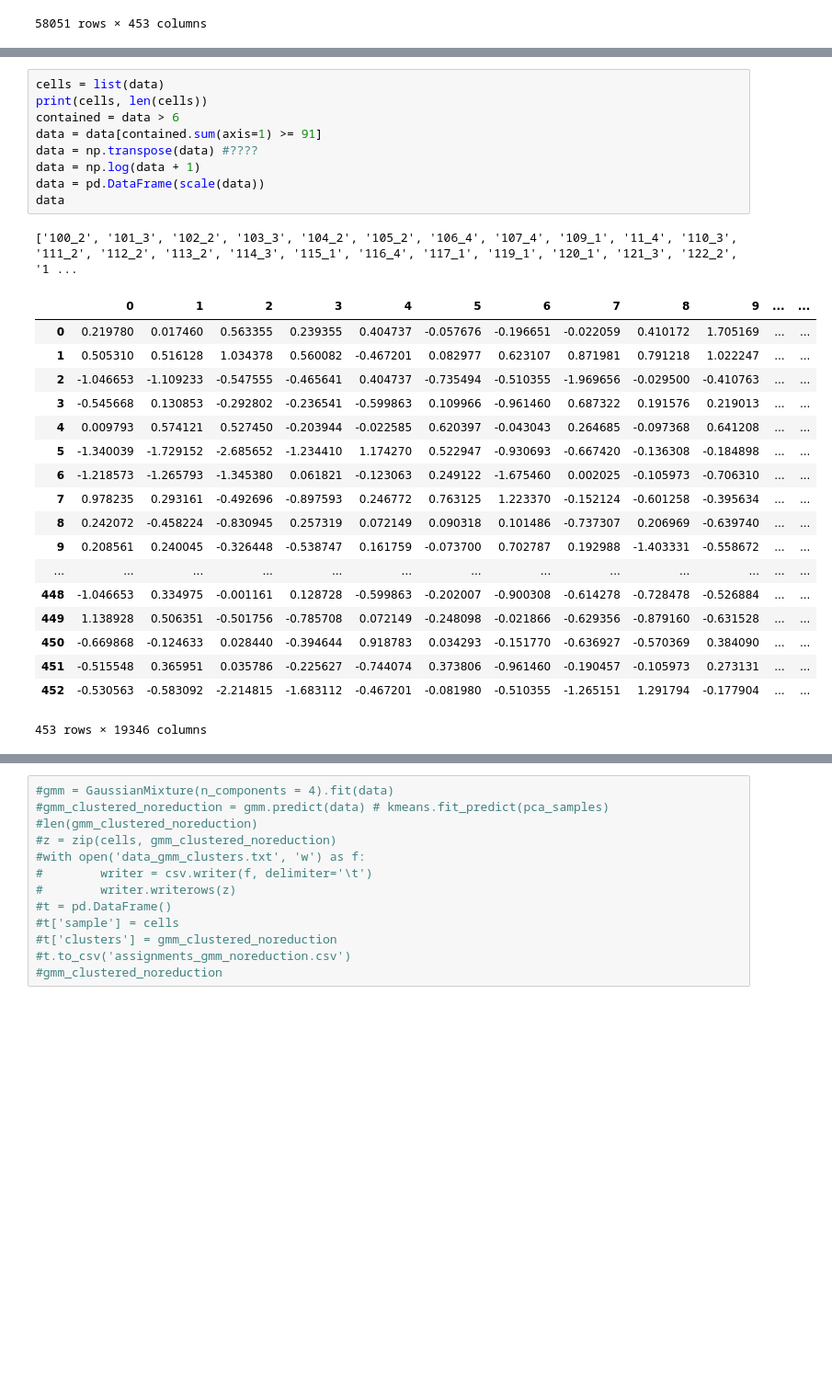
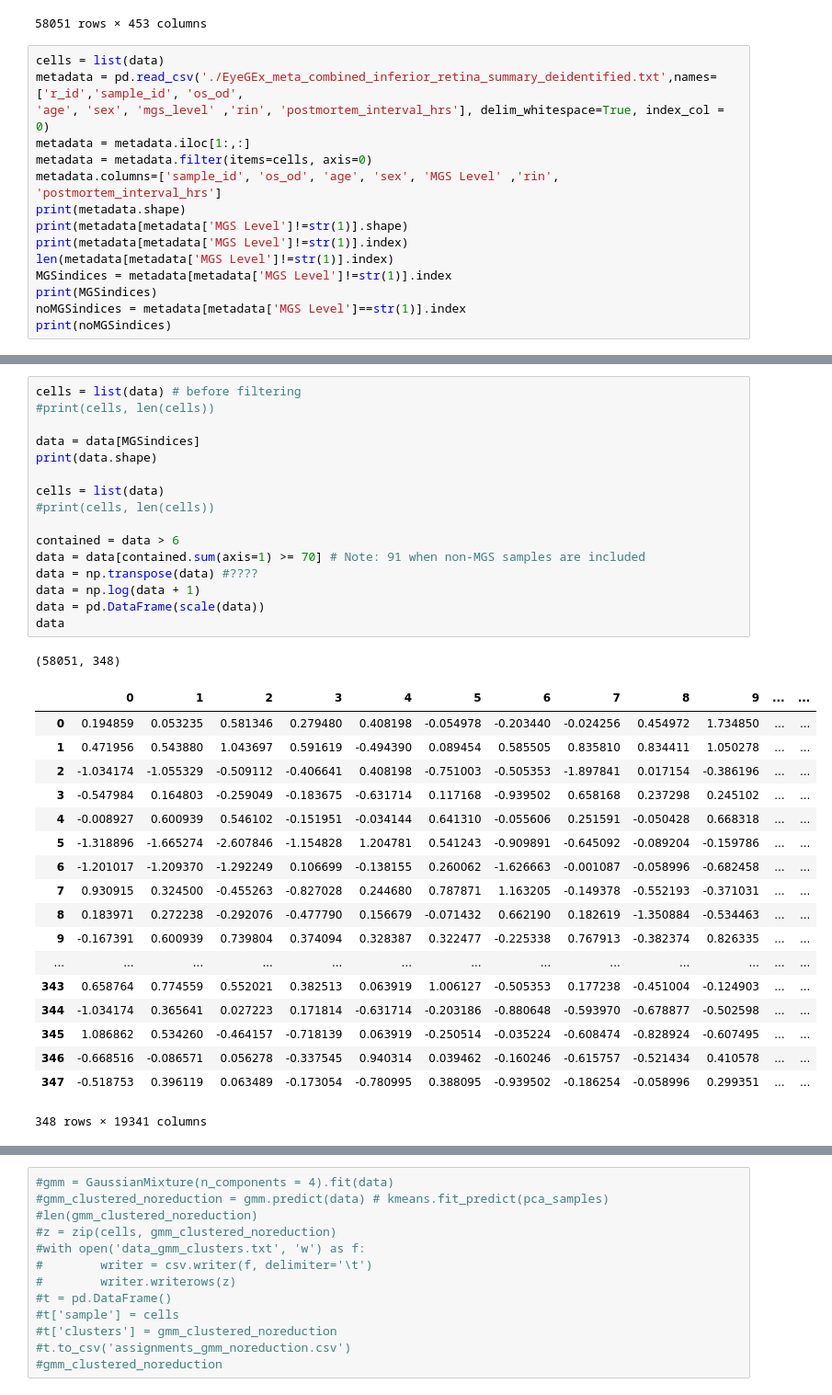
Before and after one commit to mfigdore/Genomic-AMD, a Jupyter notebook: fourClusters.ipynb, the cells around one changed output, grey strips where cells are left out. Shown at 92% size. Saved outputs shown, nothing was run; the diff lists cells and outputs as text; blank space fills up the shorter version.

```diff
--- a/fourClusters.ipynb
+++ b/fourClusters.ipynb
@@ -33,3 +33,18 @@ data # genes are rows. samples are columns
 | ENSG00000283698 | 0.00 | 0.00 | 0.00 | 0.00 | 1.00 | 0.00 | 0.00 | 0.00 | 0.00 | 0.00 | ... | ... |
 | ENSG00000283699 | 0.00 | 0.00 | 0.00 | 0.00 | 0.00 | 0.00 | 0.00 | 0.00 | 0.00 | 0.00 | ... | ... |
 58051 rows × 453 columns
+# %%
+cells = list(data)
+metadata = pd.read_csv('./EyeGEx_meta_combined_inferior_retina_summary_deidentified.txt',names=['r_id','sample_id', 'os_od',
+'age', 'sex', 'mgs_level' ,'rin', 'postmortem_interval_hrs'], delim_whitespace=True, index_col = 0)
+metadata = metadata.iloc[1:,:]
+metadata = metadata.filter(items=cells, axis=0)
+metadata.columns=['sample_id', 'os_od', 'age', 'sex', 'MGS Level' ,'rin', 'postmortem_interval_hrs']
+print(metadata.shape)
+print(metadata[metadata['MGS Level']!=str(1)].shape)
+print(metadata[metadata['MGS Level']!=str(1)].index)
+len(metadata[metadata['MGS Level']!=str(1)].index)
+MGSindices = metadata[metadata['MGS Level']!=str(1)].index
+print(MGSindices)
+noMGSindices = metadata[metadata['MGS Level']==str(1)].index
+print(noMGSindices)
@@ -36,32 +72,39 @@ data # genes are rows. samples are columns
 # %%
+cells = list(data) # before filtering
+#print(cells, len(cells))
+
+data = data[MGSindices]
+print(data.shape)
+
 cells = list(data)
-print(cells, len(cells))
+#print(cells, len(cells))
+
 contained = data > 6
-data = data[contained.sum(axis=1) >= 91]
+data = data[contained.sum(axis=1) >= 70] # Note: 91 when non-MGS samples are included
 data = np.transpose(data) #????
 data = np.log(data + 1)
 data = pd.DataFrame(scale(data))
 data
 # %% [output]
-['100_2', '101_3', '102_2', '103_3', '104_2', '105_2', '106_4', '107_4', '109_1', '11_4', '110_3', '111_2', '112_2', '113_2', '114_3', '115_1', '116_4', '117_1', '119_1', '120_1', '121_3', '122_2', '1 ...
+(58051, 348)
 |  | 0 | 1 | 2 | 3 | 4 | 5 | 6 | 7 | 8 | 9 | ... | ... |
-| 0 | 0.219780 | 0.017460 | 0.563355 | 0.239355 | 0.404737 | -0.057676 | -0.196651 | -0.022059 | 0.410172 | 1.705169 | ... | ... |
-| 1 | 0.505310 | 0.516128 | 1.034378 | 0.560082 | -0.467201 | 0.082977 | 0.623107 | 0.871981 | 0.791218 | 1.022247 | ... | ... |
-| 2 | -1.046653 | -1.109233 | -0.547555 | -0.465641 | 0.404737 | -0.735494 | -0.510355 | -1.969656 | -0.029500 | -0.410763 | ... | ... |
-| 3 | -0.545668 | 0.130853 | -0.292802 | -0.236541 | -0.599863 | 0.109966 | -0.961460 | 0.687322 | 0.191576 | 0.219013 | ... | ... |
-| 4 | 0.009793 | 0.574121 | 0.527450 | -0.203944 | -0.022585 | 0.620397 | -0.043043 | 0.264685 | -0.097368 | 0.641208 | ... | ... |
-| 5 | -1.340039 | -1.729152 | -2.685652 | -1.234410 | 1.174270 | 0.522947 | -0.930693 | -0.667420 | -0.136308 | -0.184898 | ... | ... |
-| 6 | -1.218573 | -1.265793 | -1.345380 | 0.061821 | -0.123063 | 0.249122 | -1.675460 | 0.002025 | -0.105973 | -0.706310 | ... | ... |
-| 7 | 0.978235 | 0.293161 | -0.492696 | -0.897593 | 0.246772 | 0.763125 | 1.223370 | -0.152124 | -0.601258 | -0.395634 | ... | ... |
-| 8 | 0.242072 | -0.458224 | -0.830945 | 0.257319 | 0.072149 | 0.090318 | 0.101486 | -0.737307 | 0.206969 | -0.639740 | ... | ... |
-| 9 | 0.208561 | 0.240045 | -0.326448 | -0.538747 | 0.161759 | -0.073700 | 0.702787 | 0.192988 | -1.403331 | -0.558672 | ... | ... |
+| 0 | 0.194859 | 0.053235 | 0.581346 | 0.279480 | 0.408198 | -0.054978 | -0.203440 | -0.024256 | 0.454972 | 1.734850 | ... | ... |
+| 1 | 0.471956 | 0.543880 | 1.043697 | 0.591619 | -0.494390 | 0.089454 | 0.585505 | 0.835810 | 0.834411 | 1.050278 | ... | ... |
+| 2 | -1.034174 | -1.055329 | -0.509112 | -0.406641 | 0.408198 | -0.751003 | -0.505353 | -1.897841 | 0.017154 | -0.386196 | ... | ... |
+| 3 | -0.547984 | 0.164803 | -0.259049 | -0.183675 | -0.631714 | 0.117168 | -0.939502 | 0.658168 | 0.237298 | 0.245102 | ... | ... |
+| 4 | -0.008927 | 0.600939 | 0.546102 | -0.151951 | -0.034144 | 0.641310 | -0.055606 | 0.251591 | -0.050428 | 0.668318 | ... | ... |
+| 5 | -1.318896 | -1.665274 | -2.607846 | -1.154828 | 1.204781 | 0.541243 | -0.909891 | -0.645092 | -0.089204 | -0.159786 | ... | ... |
+| 6 | -1.201017 | -1.209370 | -1.292249 | 0.106699 | -0.138155 | 0.260062 | -1.626663 | -0.001087 | -0.058996 | -0.682458 | ... | ... |
+| 7 | 0.930915 | 0.324500 | -0.455263 | -0.827028 | 0.244680 | 0.787871 | 1.163205 | -0.149378 | -0.552193 | -0.371031 | ... | ... |
+| 8 | 0.183971 | 0.272238 | -0.292076 | -0.477790 | 0.156679 | -0.071432 | 0.662190 | 0.182619 | -1.350884 | -0.534463 | ... | ... |
+| 9 | -0.167391 | 0.600939 | 0.739804 | 0.374094 | 0.328387 | 0.322477 | -0.225338 | 0.767913 | -0.382374 | 0.826335 | ... | ... |
 | ... | ... | ... | ... | ... | ... | ... | ... | ... | ... | ... | ... | ... |
-| 448 | -1.046653 | 0.334975 | -0.001161 | 0.128728 | -0.599863 | -0.202007 | -0.900308 | -0.614278 | -0.728478 | -0.526884 | ... | ... |
-| 449 | 1.138928 | 0.506351 | -0.501756 | -0.785708 | 0.072149 | -0.248098 | -0.021866 | -0.629356 | -0.879160 | -0.631528 | ... | ... |
-| 450 | -0.669868 | -0.124633 | 0.028440 | -0.394644 | 0.918783 | 0.034293 | -0.151770 | -0.636927 | -0.570369 | 0.384090 | ... | ... |
-| 451 | -0.515548 | 0.365951 | 0.035786 | -0.225627 | -0.744074 | 0.373806 | -0.961460 | -0.190457 | -0.105973 | 0.273131 | ... | ... |
-| 452 | -0.530563 | -0.583092 | -2.214815 | -1.683112 | -0.467201 | -0.081980 | -0.510355 | -1.265151 | 1.291794 | -0.177904 | ... | ... |
+| 343 | 0.658764 | 0.774559 | 0.552021 | 0.382513 | 0.063919 | 1.006127 | -0.505353 | 0.177238 | -0.451004 | -0.124903 | ... | ... |
+| 344 | -1.034174 | 0.365641 | 0.027223 | 0.171814 | -0.631714 | -0.203186 | -0.880648 | -0.593970 | -0.678877 | -0.502598 | ... | ... |
+| 345 | 1.086862 | 0.534260 | -0.464157 | -0.718139 | 0.063919 | -0.250514 | -0.035224 | -0.608474 | -0.828924 | -0.607495 | ... | ... |
+| 346 | -0.668516 | -0.086571 | 0.056278 | -0.337545 | 0.940314 | 0.039462 | -0.160246 | -0.615757 | -0.521434 | 0.410578 | ... | ... |
+| 347 | -0.518753 | 0.396119 | 0.063489 | -0.173054 | -0.780995 | 0.388095 | -0.939502 | -0.186254 | -0.058996 | 0.299351 | ... | ... |
-453 rows × 19346 columns
+348 rows × 19341 columns
 # %%
 pca = PCA(n_components=20) # reduce the dimensionality of the GENES
 pca_samples = pca.fit_transform(data) # 10 min...
```
Also changed, not shown: parts of 19 cells of this notebook.
